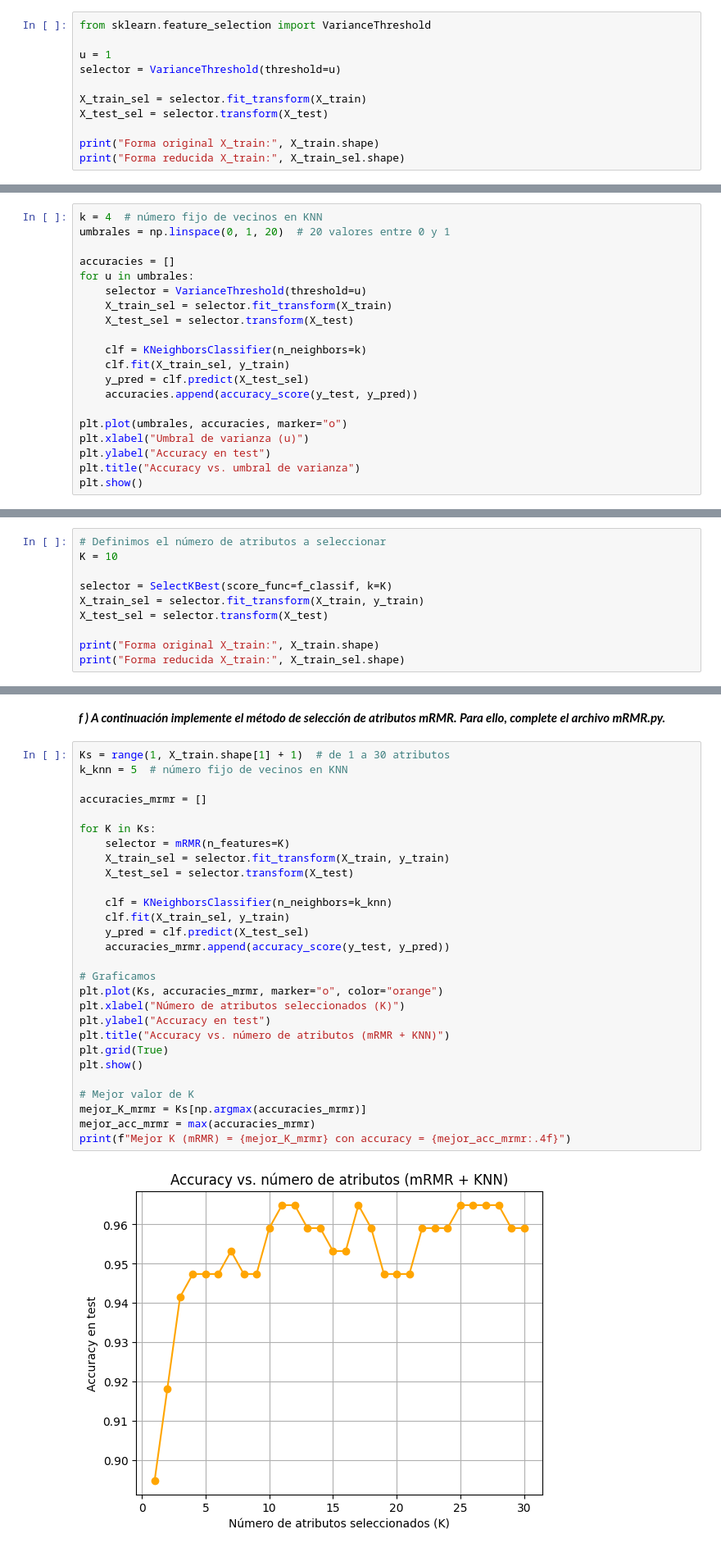
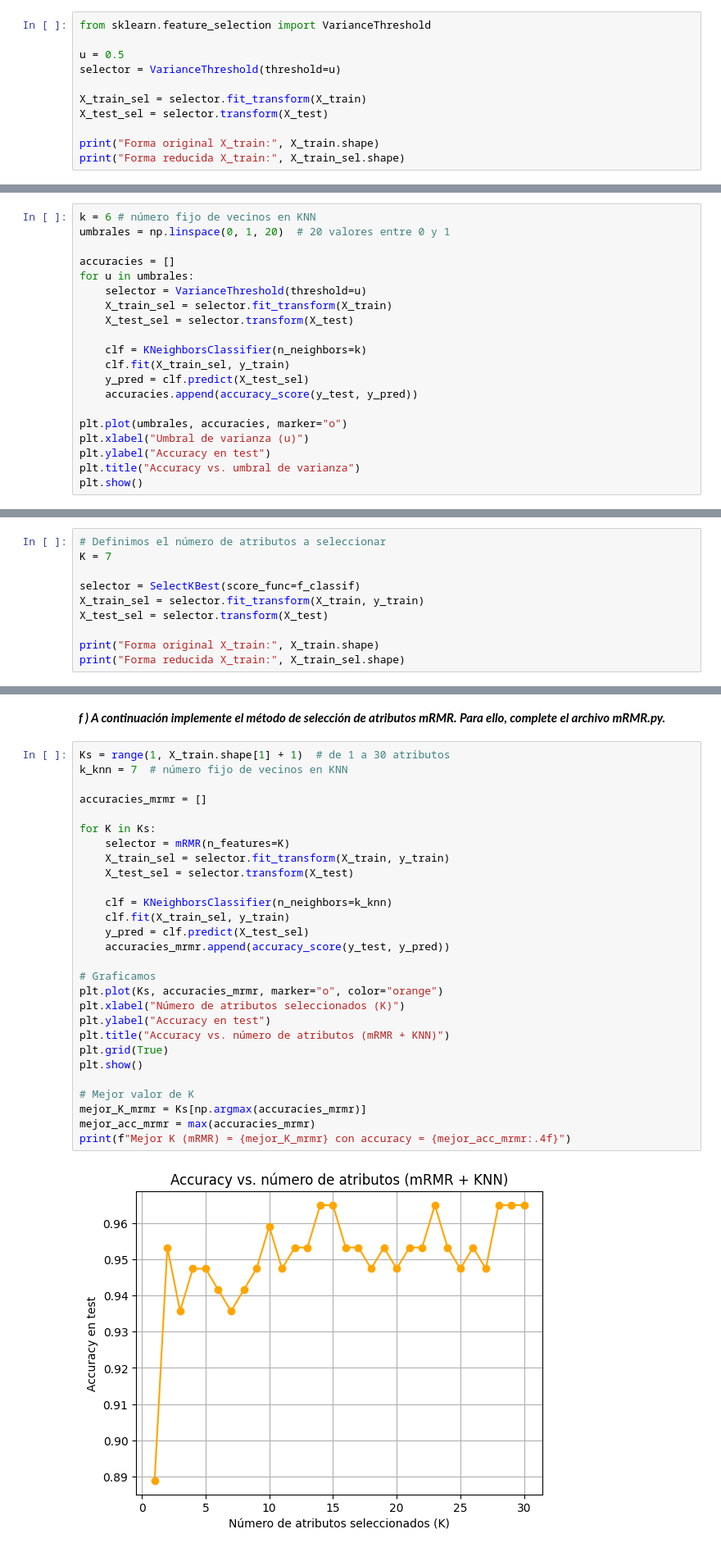
Before and after one commit to carmenreine/P1-APAUT-II, a Jupyter notebook: soluciones_practica_1.ipynb, the cells around one changed output, grey strips where cells are left out. Shown: that part at 82% size. Cells and saved outputs as stored; diff of their text form.

```diff
--- a/soluciones_practica_1.ipynb
+++ b/soluciones_practica_1.ipynb
@@ -228,7 +229,7 @@ Normalmente p=2 (euclídea) es la mejor opción, aunque depende del dataset.
 # %%
 from sklearn.feature_selection import VarianceThreshold
 
-u = 1
+u = 0.5
 selector = VarianceThreshold(threshold=u)
 
 X_train_sel = selector.fit_transform(X_train)
@@ -244,5 +245,5 @@ Forma reducida X_train: (398, 13)
 # %%
-k = 4  # número fijo de vecinos en KNN
+k = 6 # número fijo de vecinos en KNN
 umbrales = np.linspace(0, 1, 20)  # 20 valores entre 0 y 1
 
 accuracies = []
@@ -293,9 +294,9 @@ from sklearn.feature_selection import SelectKBest
 from sklearn.feature_selection import f_classif
 # %%
 # Definimos el número de atributos a seleccionar
-K = 10
+K = 7
 
-selector = SelectKBest(score_func=f_classif, k=K)
+selector = SelectKBest(score_func=f_classif)
 X_train_sel = selector.fit_transform(X_train, y_train)
 X_test_sel = selector.transform(X_test)
 
@@ -342,31 +341,31 @@ Mejor K = 24 con accuracy = 0.9708
 ***f ) A continuación implemente el método de selección de atributos mRMR. Para ello, complete el archivo mRMR.py.***
 # %%
 Ks = range(1, X_train.shape[1] + 1)  # de 1 a 30 atributos
-k_knn = 5  # número fijo de vecinos en KNN
+k_knn = 7  # número fijo de vecinos en KNN
 
 accuracies_mrmr = []
 
 for K in Ks:
     selector = mRMR(n_features=K)
     X_train_sel = selector.fit_transform(X_train, y_train)
     X_test_sel = selector.transform(X_test)
 
     clf = KNeighborsClassifier(n_neighbors=k_knn)
     clf.fit(X_train_sel, y_train)
     y_pred = clf.predict(X_test_sel)
     accuracies_mrmr.append(accuracy_score(y_test, y_pred))
 
 # Graficamos
 plt.plot(Ks, accuracies_mrmr, marker="o", color="orange")
 plt.xlabel("Número de atributos seleccionados (K)")
 plt.ylabel("Accuracy en test")
 plt.title("Accuracy vs. número de atributos (mRMR + KNN)")
 plt.grid(True)
 plt.show()
 
 # Mejor valor de K
 mejor_K_mrmr = Ks[np.argmax(accuracies_mrmr)]
 mejor_acc_mrmr = max(accuracies_mrmr)
 print(f"Mejor K (mRMR) = {mejor_K_mrmr} con accuracy = {mejor_acc_mrmr:.4f}")
 # %% [output]
-[figure, old version]
+[figure, new version]
```
Also changed, not shown: parts of 13 cells of this notebook, 1 other file.
